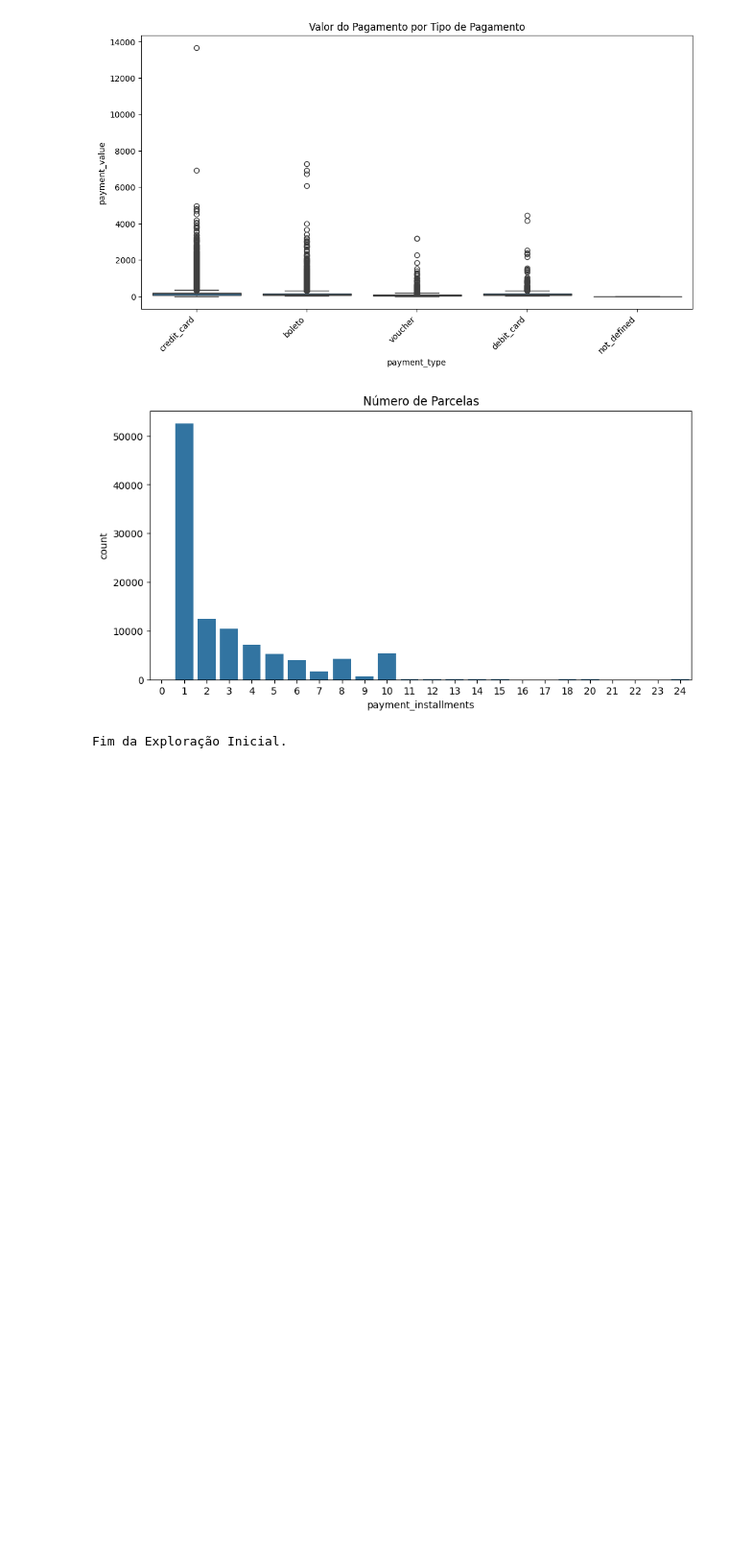
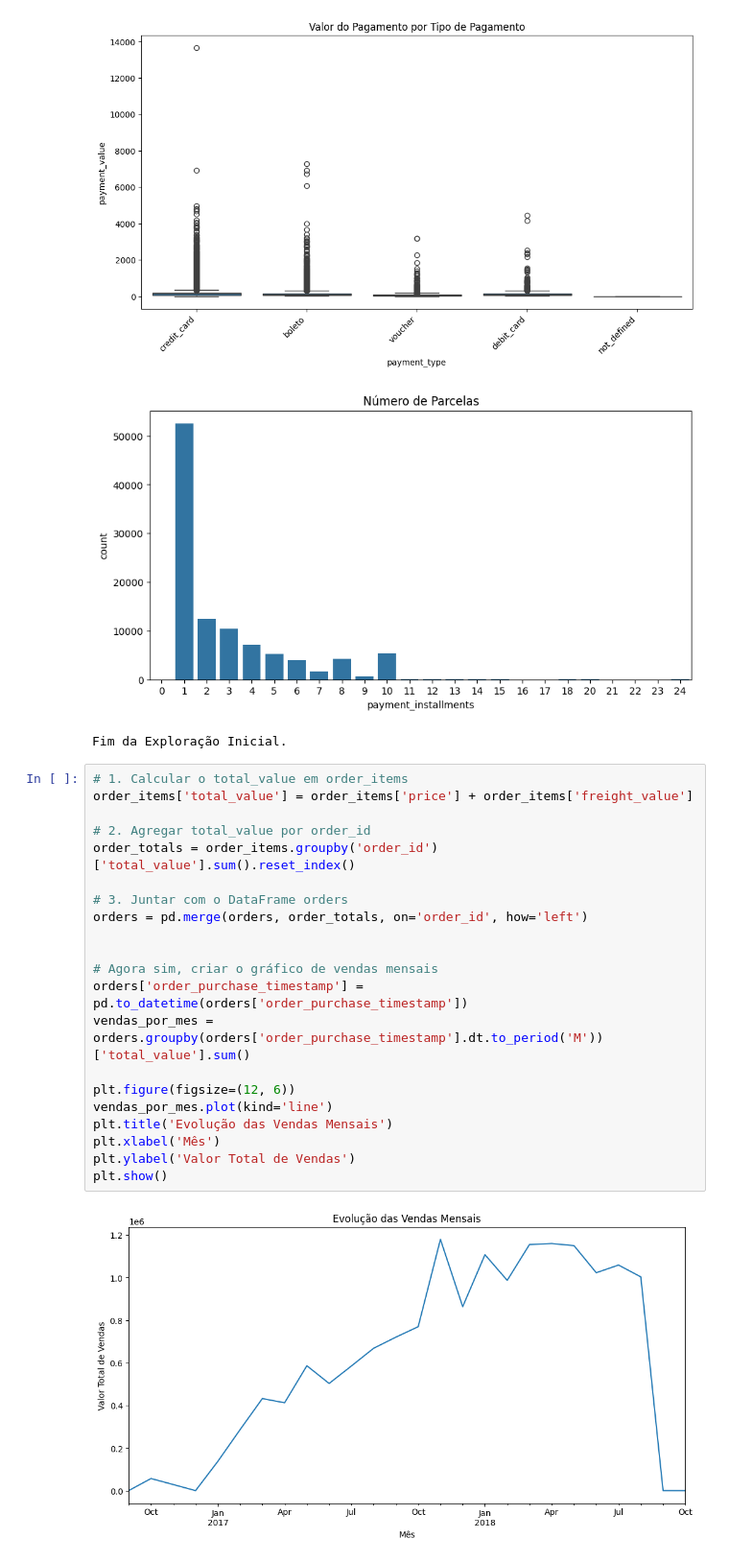
Before and after one commit to Lucas-Salomao/Brazilian-E-Commerce-Public-Dataset-by-Olist, a Jupyter notebook: 01-exploração.ipynb, the cells around one changed output. Shown at 96% size. Saved outputs shown, nothing was run; the diff lists cells and outputs as text; blank space fills up the shorter version.

```diff
--- a/01-exploração.ipynb
+++ b/01-exploração.ipynb
@@ -192,3 +193,26 @@ dtype: int64
 [figure]
 [figure]
 Fim da Exploração Inicial.
+# %%
+# 1. Calcular o total_value em order_items
+order_items['total_value'] = order_items['price'] + order_items['freight_value']
+
+# 2. Agregar total_value por order_id
+order_totals = order_items.groupby('order_id')['total_value'].sum().reset_index()
+
+# 3. Juntar com o DataFrame orders
+orders = pd.merge(orders, order_totals, on='order_id', how='left')
+
+
+# Agora sim, criar o gráfico de vendas mensais
+orders['order_purchase_timestamp'] = pd.to_datetime(orders['order_purchase_timestamp'])
+vendas_por_mes = orders.groupby(orders['order_purchase_timestamp'].dt.to_period('M'))['total_value'].sum()
+
+plt.figure(figsize=(12, 6))
+vendas_por_mes.plot(kind='line')
+plt.title('Evolução das Vendas Mensais')
+plt.xlabel('Mês')
+plt.ylabel('Valor Total de Vendas')
+plt.show()
+# %% [output]
+[figure, added]
```
Also changed, not shown: parts of 7 cells of this notebook, 14 other files.
